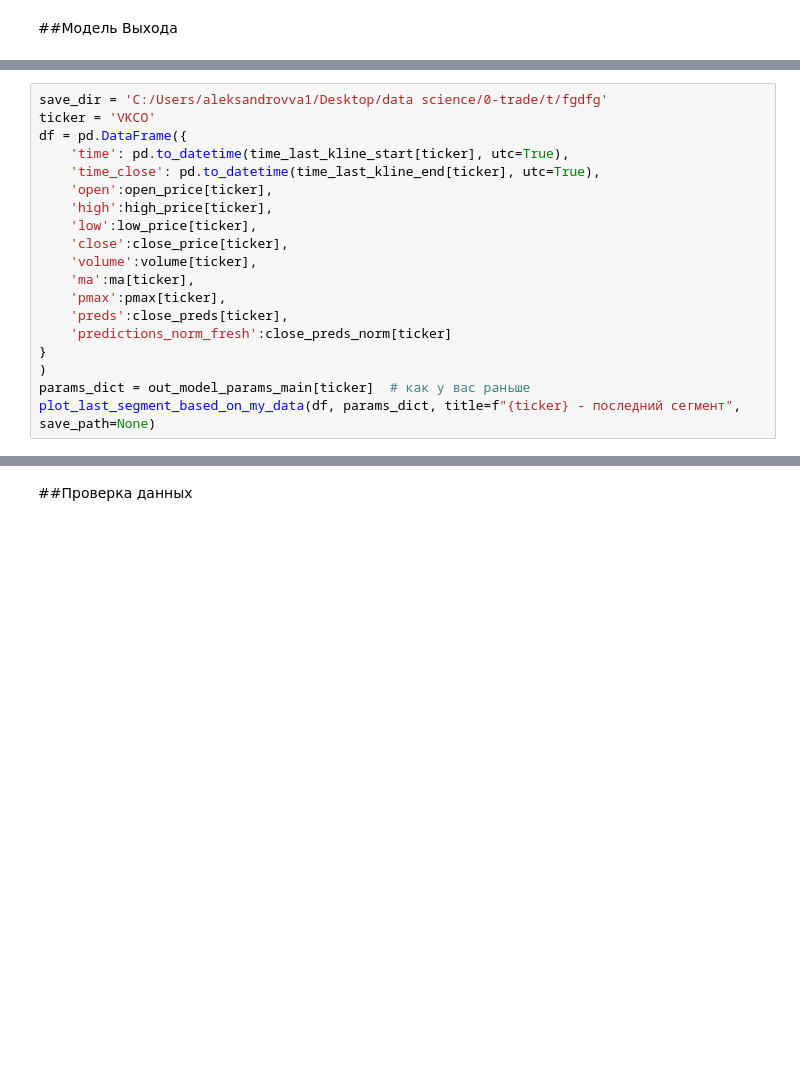
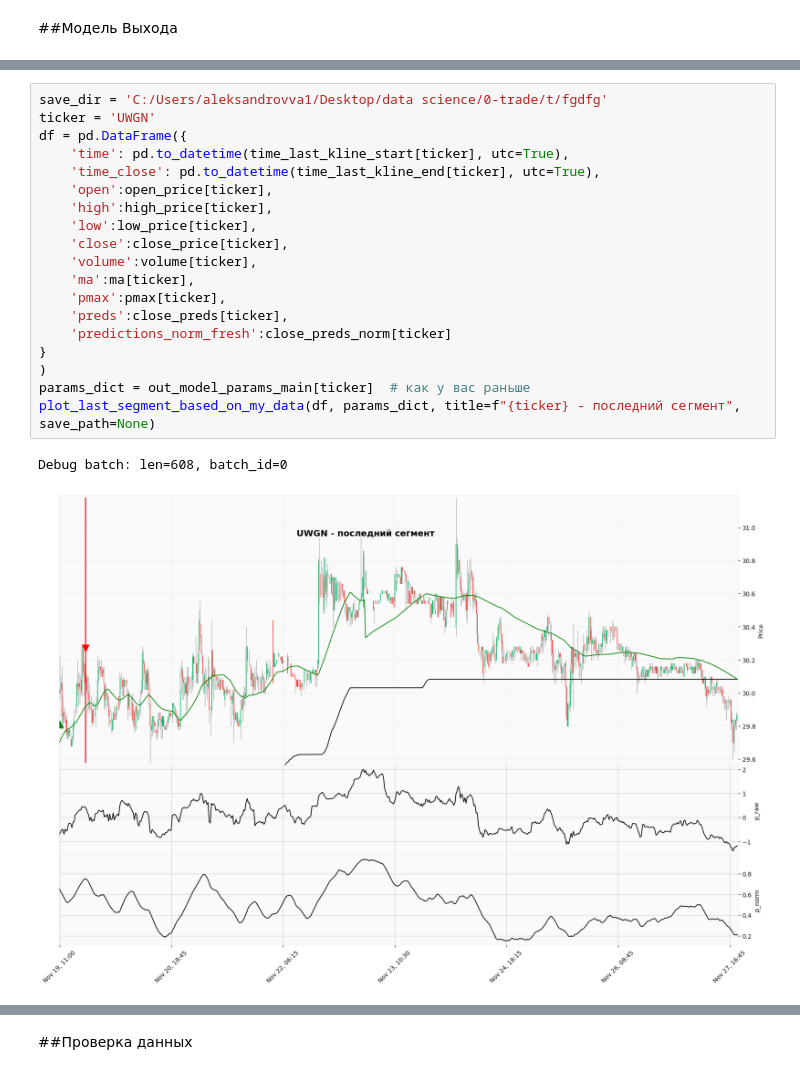
Before and after one commit to Necrotox/Python-Russian, a Jupyter notebook: Блокнот_Проверки.ipynb, the cells around one changed output, grey strips where cells are left out. Saved outputs shown, nothing was run; the diff lists cells and outputs as text; blank space fills up the shorter version.

```diff
--- a/Блокнот_Проверки.ipynb
+++ b/Блокнот_Проверки.ipynb
@@ -7038,19 +7054,22 @@ Debug batch: len=50, batch_id=0
 # %%
 save_dir = 'C:/Users/aleksandrovva1/Desktop/data science/0-trade/t/fgdfg'
-ticker = 'VKCO'
+ticker = 'UWGN'
 df = pd.DataFrame({
     'time': pd.to_datetime(time_last_kline_start[ticker], utc=True),
     'time_close': pd.to_datetime(time_last_kline_end[ticker], utc=True),
     'open':open_price[ticker],
     'high':high_price[ticker],
     'low':low_price[ticker],
     'close':close_price[ticker],
     'volume':volume[ticker],
     'ma':ma[ticker],
     'pmax':pmax[ticker],
     'preds':close_preds[ticker],
     'predictions_norm_fresh':close_preds_norm[ticker]
 }
 )
 params_dict = out_model_params_main[ticker]  # как у вас раньше
 plot_last_segment_based_on_my_data(df, params_dict, title=f"{ticker} - последний сегмент", save_path=None)
+# %% [output]
+Debug batch: len=608, batch_id=0
+[figure, added]
```
Also changed, not shown: parts of 8 cells of this notebook.
